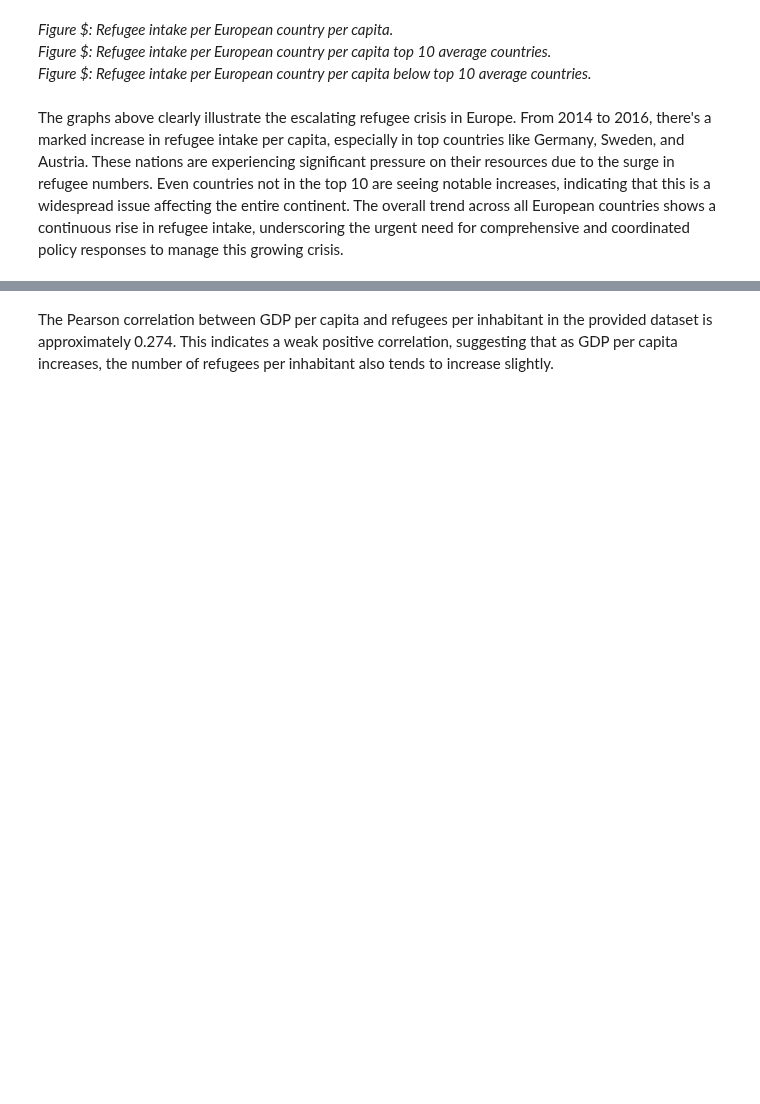
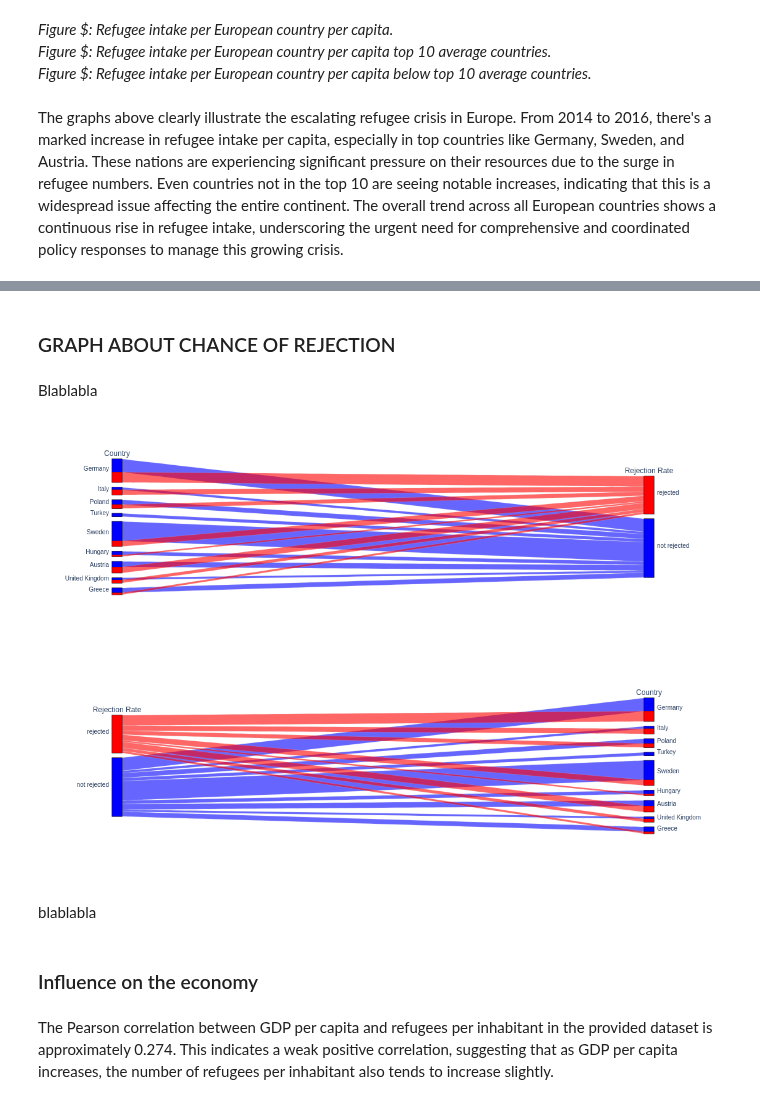
Before and after one commit to Nand-uva/InfoVis, a Jupyter notebook: docs/notebook.ipynb, the cells around one changed output, grey strips where cells are left out. Drawn from its saved outputs; the diff is of its cells as text; code cells hidden in the pictures; blank space fills up the shorter version.

```diff
--- a/docs/notebook.ipynb
+++ b/docs/notebook.ipynb
@@ -286,3 +362,44 @@ The graphs above clearly illustrate the escalating refugee crisis in Europe. Fro
+# %% [markdown]
+
+### GRAPH ABOUT CHANCE OF REJECTION
+# %% [markdown]
+Blablabla
+# %%
+file_path = 'DataSets/refugee_interview_filtered.csv'
+population_data = pd.read_csv(file_path)
+
+data = population_data[['VAR01', 'VAR27']].copy()
+data.columns = ['Country', 'Rejection_Rate']
+
+color_mapping = {'not rejected': 0, 'rejected': 1}
+data['Rejection_Rate_Num'] = data['Rejection_Rate'].map(color_mapping)
+
+color_scale = [(0, 'blue'), (1, 'red')]
+
+# Version with countries on the left
+fig = px.parallel_categories(data, dimensions=['Country', 'Rejection_Rate'],
+                             labels={'Country': 'Country', 'Rejection_Rate': 'Rejection Rate'},
+                             color='Rejection_Rate_Num',
+                             color_continuous_scale=color_scale)
+
+fig.update_layout(coloraxis_showscale=False)
+fig.show()
+
+# Version with countries on the right
+fig2 = px.parallel_categories(data, dimensions=['Rejection_Rate', 'Country'],
+                             labels={'Country': 'Country', 'Rejection_Rate': 'Rejection Rate'},
+                             color='Rejection_Rate_Num',
+                             color_continuous_scale=color_scale)
+
+fig2.update_layout(coloraxis_showscale=False)
+fig2.show()
+# %% [output]
+[figure, added]
+[figure, added]
+# %% [markdown]
+blablabla
+# %% [markdown]
+### Influence on the economy
 # %% [markdown]
 The Pearson correlation between GDP per capita and refugees per inhabitant in the provided dataset is approximately 0.274. This indicates a weak positive correlation, suggesting that as GDP per capita increases, the number of refugees per inhabitant also tends to increase slightly.
 # %%
```
Also changed, not shown: parts of 39 cells of this notebook.
